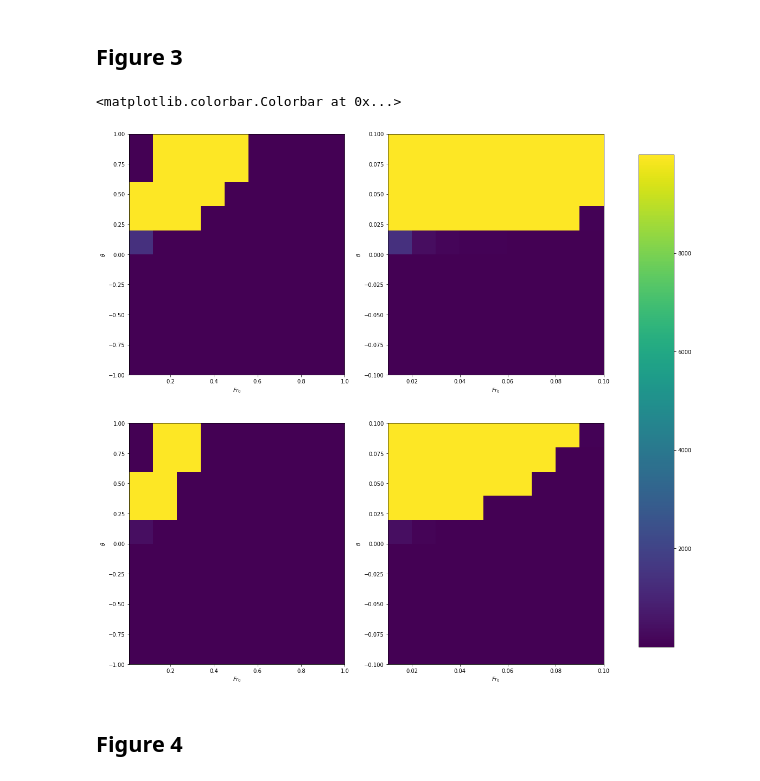
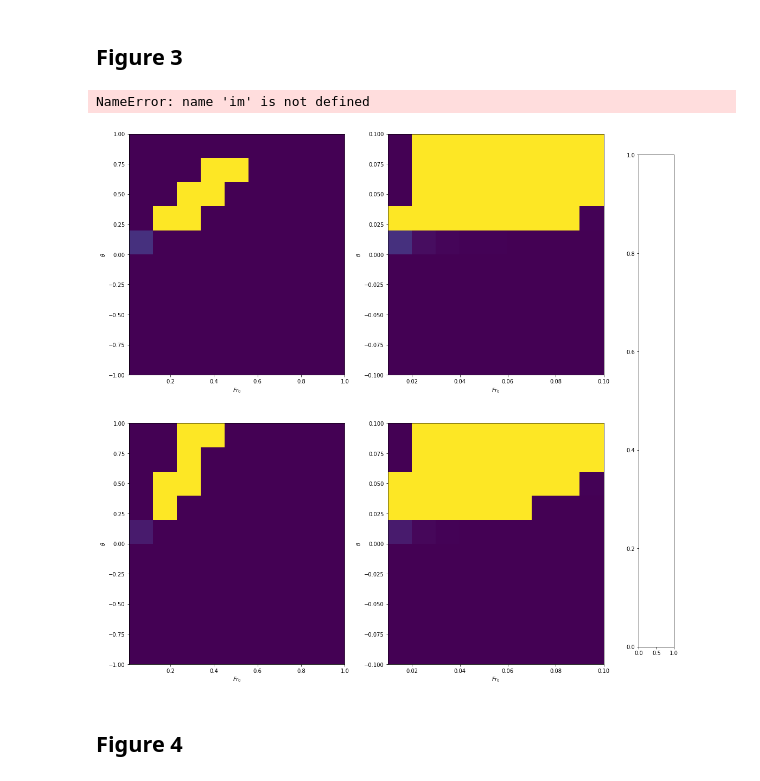
Before and after one commit to aarobel/IntrusionUnderIceSheets, a Jupyter notebook: SeawaterIntrusionUnderIce.ipynb, the cells around one changed output. Saved outputs shown, nothing was run; the diff lists cells and outputs as text; code cells hidden in the pictures.

```diff
--- a/SeawaterIntrusionUnderIce.ipynb
+++ b/SeawaterIntrusionUnderIce.ipynb
@@ -108,7 +111,7 @@ ax2.set_title(r'$Fr_0=0.5$, $\gamma>>1$')
 #With all terms and medium gamma
 Ci = 1e-1;
 Fr0 = 1e-2;
-gamma=6;
+gamma=2;
 x, h, i = intrusion(Fr0,Ci,Cd,theta,gamma)
 
 ax3.set_xlabel('x')
@@ -198,7 +201,7 @@ ax1.pcolormesh(FR0, THETA,Ls, vmin=10, vmax=10000)
 ax1.set_xlabel(r'$Fr_0$')
 ax1.set_ylabel(r'$\theta$')
 
-#Zoomed in Parameter sweep for gamma = 0 and Ci = 0.1 (free water sheet, low interfacial drag)
+#Zoomed in Parameter sweep for gamma = 0 and Ci = 0.1
 gamma = 0;
 Ci = 1e-1;
 Cd = 1;
@@ -220,8 +223,8 @@ ax2.pcolormesh(FR0, THETA,Ls, vmin=10, vmax=10000)
 ax2.set_xlabel(r'$Fr_0$')
 ax2.set_ylabel(r'$\theta$')
 
-#Zoomed out Parameter sweep for gamma = 6 and Ci = 0.1 (free water sheet, low interfacial drag)
-gamma = 6;
+#Zoomed out Parameter sweep for gamma = 2 and Ci = 0.1
+gamma = 2;
 Ci = 1e-1;
 Cd = 1;
 
@@ -235,41 +238,37 @@ for a in np.arange(n1):
         x, h, i = intrusion(Fr0,Ci,Cd,theta,gamma)
         Ls[a,b] = -x[i];
 
 #plot
 FR0, THETA = np.meshgrid(Fr0s, thetas, sparse=False, indexing='ij')
 
 ax3.pcolormesh(FR0, THETA,Ls, vmin=10, vmax=10000)
 ax3.set_xlabel(r'$Fr_0$')
 ax3.set_ylabel(r'$\theta$')
 
-#Zoomed Parameter sweep for gamma = 6 and Ci = 0.1 (free water sheet, low interfacial drag)
-gamma = 6;
+#Zoomed Parameter sweep for gamma = 2 and Ci = 0.1
+gamma = 2;
 Ci = 1e-1;
 Cd = 1;
 
 Ls = np.zeros([n1,n2])
 Fr0s = np.linspace(0.01,0.1,n1)
 thetas = np.linspace(-0.1,0.1,n2)
 for a in np.arange(n1):
     Fr0 = Fr0s[a]
     for b in np.arange(n2):
         theta = thetas[b]
         x, h, i = intrusion(Fr0,Ci,Cd,theta,gamma)
         Ls[a,b] = -x[i];
 
 #plot
 FR0, THETA = np.meshgrid(Fr0s, thetas, sparse=False, indexing='ij')
 
 ax4.pcolormesh(FR0, THETA,Ls, vmin=10, vmax=10000)
 ax4.set_xlabel(r'$Fr_0$')
 ax4.set_ylabel(r'$\theta$')
-
-fig.subplots_adjust(right=0.8)
-cbar_ax = fig.add_axes([0.85, 0.15, 0.05, 0.7])
-fig.colorbar(im, cax=cbar_ax)
 # %% [output]
-<matplotlib.colorbar.Colorbar at 0x...>
+NameError: name 'im' is not defined
-[figure, old version]
+[figure, new version]
 # %% [markdown]
 ## Figure 4
 # %%
```
Also changed, not shown: parts of 5 cells of this notebook, 3 other files.
